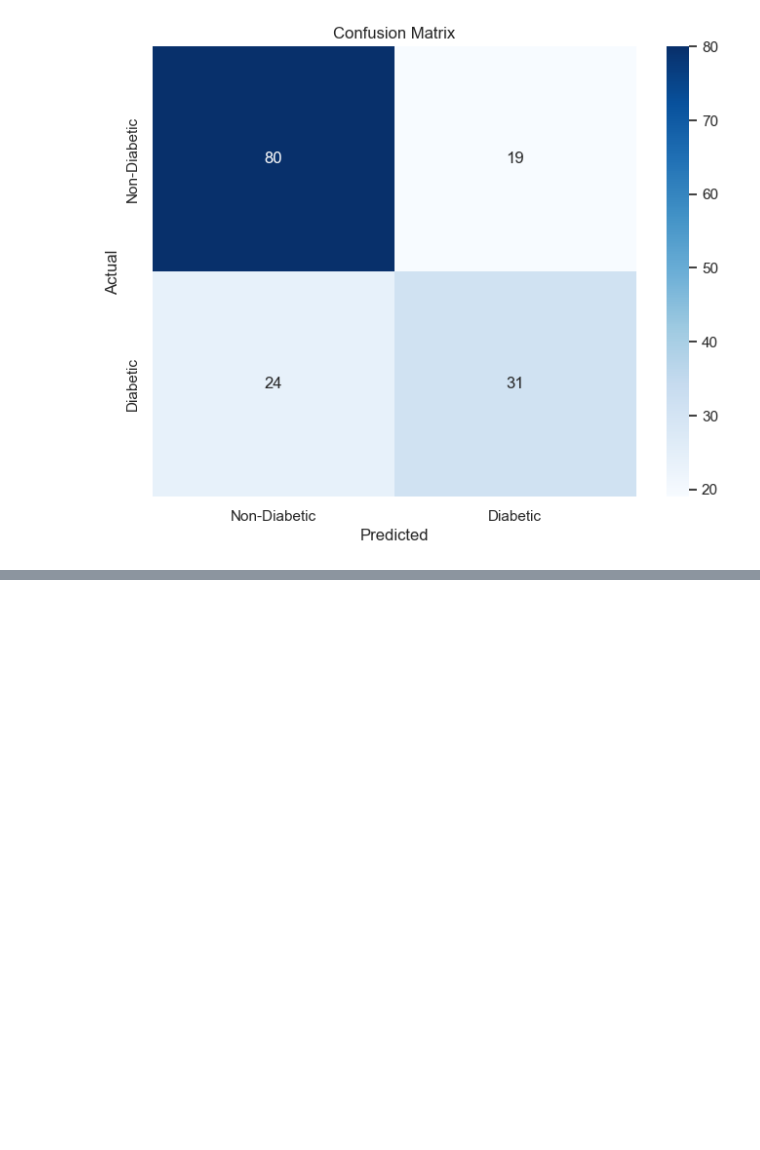
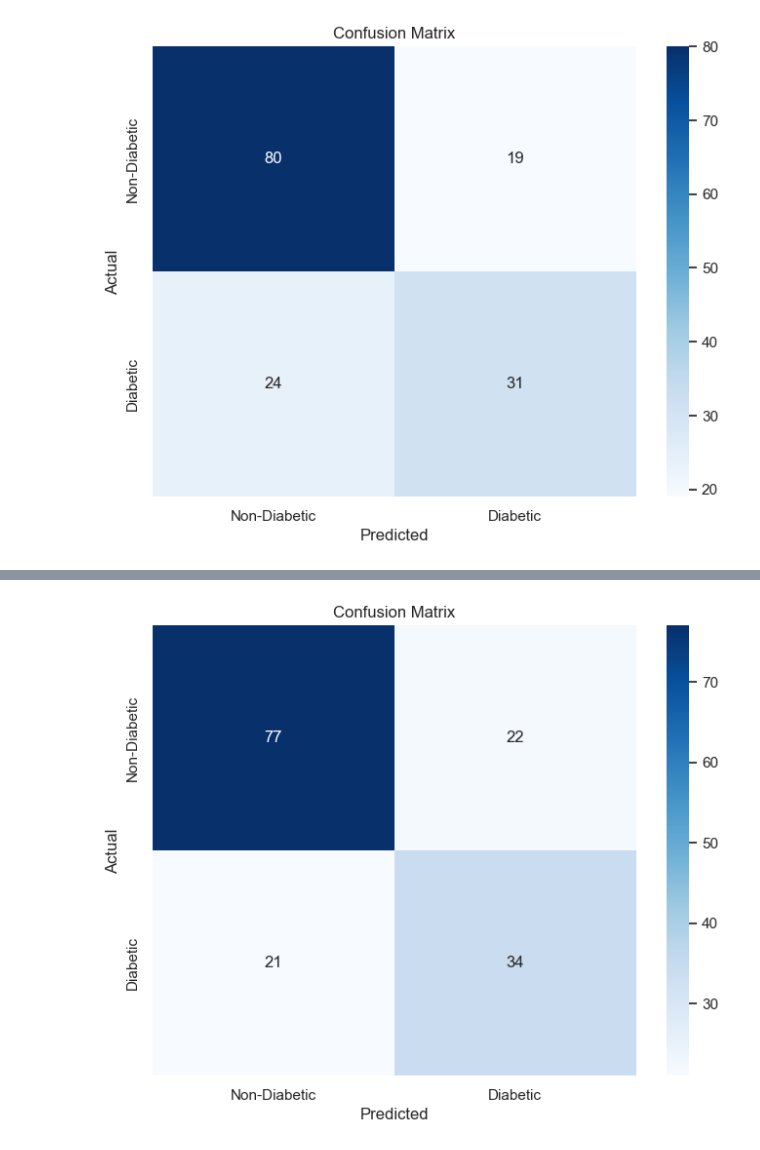
Before and after one commit to sultanbeishenkulov/Pima-Diabetes-Prediction, a Jupyter notebook: diabetes_predictions.ipynb, the cells around one changed output, grey strips where cells are left out. Saved outputs shown, nothing was run; the diff lists cells and outputs as text; code cells hidden in the pictures; blank space fills up the shorter version.

Commit message:
Neural Network

```diff
--- a/diabetes_predictions.ipynb
+++ b/diabetes_predictions.ipynb
@@ -492,0 +497,13 @@ plt.show()
+# %%
+model_nn = tf.keras.Sequential([
+    tf.keras.layers.Dense(32, input_shape=(X_train.shape[1],), activation='relu'),
+    tf.keras.layers.Dense(16, activation='relu'),
+    tf.keras.layers.Dense(8, activation='relu'),
+    tf.keras.layers.Dense(1, activation='sigmoid')
+])
+
+model_nn.compile(optimizer='adam',
+                 loss='binary_crossentropy',
+                 metrics=['accuracy'])
+# Train the model
+history = model_nn.fit(X_train, y_train, epochs=50, batch_size=32, validation_split=0.2)
@@ -492,0 +530,12 @@ plt.show()
+# %%
+# Evaluate the model on the test set
+y_pred_prob = model_nn.predict(X_test)
+y_pred_nn = (y_pred_prob > 0.5).astype(int)
+
+accuracy = accuracy_score(y_test, y_pred_nn)
+conf_matrix_nn = confusion_matrix(y_test, y_pred_nn)
+class_report = classification_report(y_test, y_pred_nn, output_dict=True)
+
+print(f"Neural Network Accuracy: {round(accuracy,2)}")
+print(conf_matrix)
+print(classification_report(y_test, y_pred_nn))
@@ -492,0 +555,10 @@ plt.show()
+# %%
+# Plot the confusion matrix
+plt.figure(figsize=(8, 6))
+sns.heatmap(conf_matrix_nn, annot=True, fmt='d', cmap='Blues', xticklabels=['Non-Diabetic', 'Diabetic'], yticklabels=['Non-Diabetic', 'Diabetic'])
+plt.xlabel('Predicted')
+plt.ylabel('Actual')
+plt.title('Confusion Matrix')
+plt.show()
+# %% [output]
+[figure, added]
```
Also changed, not shown: parts of 4 cells of this notebook.
